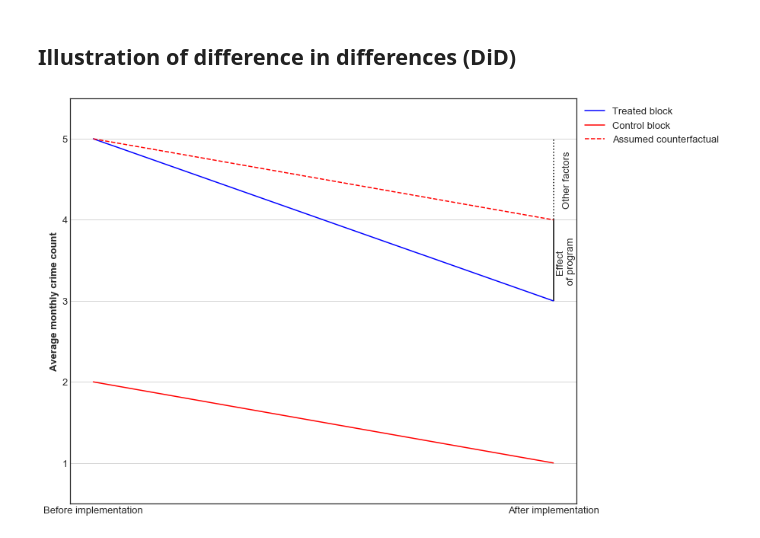
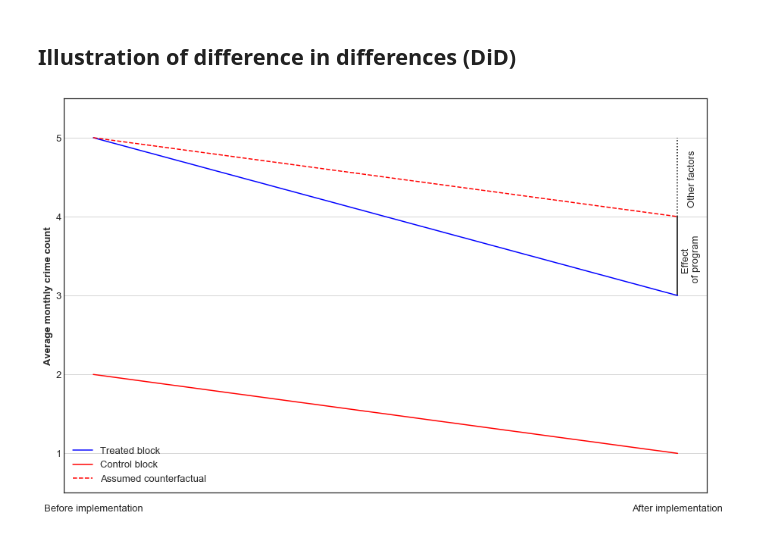
Before and after one commit to binste/chicago_safepassage_evaluation, a Jupyter notebook: notebooks/5_analysis/1.0-binste-analyze-crime-results-census-block-level.ipynb, the cells around one changed output. Saved outputs shown, nothing was run; the diff lists cells and outputs as text; code cells hidden in the pictures.

Commit message:
DiD figures are now made in matplotlib for better customizability of x axis labels

```diff
--- a/notebooks/5_analysis/1.0-binste-analyze-crime-results-census-block-level.ipynb
+++ b/notebooks/5_analysis/1.0-binste-analyze-crime-results-census-block-level.ipynb
@@ -475,27 +537,28 @@ plt.rcParams['legend.fontsize'] = 13
 # %%
 x_labels = ['Before implementation', 'After implementation']
 fig, ax = plt.subplots()
 
 # fig.subplots_adjust(left=0.1)
 ax.plot(x_labels, [5, 3], color='blue', label='Treated block')
 ax.plot(x_labels, [2, 1], color='red', label='Control block')
 
 # Add estimated counterfactual
 ax.plot(x_labels, [5, 4], color='red', linestyle='dashed', label='Assumed counterfactual')
 
 # Add treatment effect
 ax.vlines('After implementation', 3, 4, colors='black')
-plt.figtext(0.745, 0.62, 'Effect\n of program', rotation=90, horizontalalignment='center')
+plt.figtext(0.934, 0.623, 'Effect\n of program', rotation=90, horizontalalignment='center')
 
 # Add share which is attributable to other factors
 ax.vlines('After implementation', 4, 5, colors='black', linestyles='dotted')
-plt.figtext(0.74, 0.84, 'Other factors', rotation=90)
+plt.figtext(0.93, 0.842, 'Other factors', rotation=90)
 
-ax.legend(loc='upper right', bbox_to_anchor=(1.3, 1))
+ax.legend(loc='lower left')
 ax.set_ylim((0.5, 5.5))
 ax.set_ylabel('Average monthly crime count')
 ax.yaxis.grid(True)
+ax.tick_params(axis='x', which='major', pad=15)
 plt.tight_layout()
 plt.savefig('../../docs/figures/didfigure.png', dpi=800, transparent=True);
 # %% [output]
-[figure, old version]
+[figure, new version]
```
Also changed, not shown: parts of 26 cells of this notebook.
